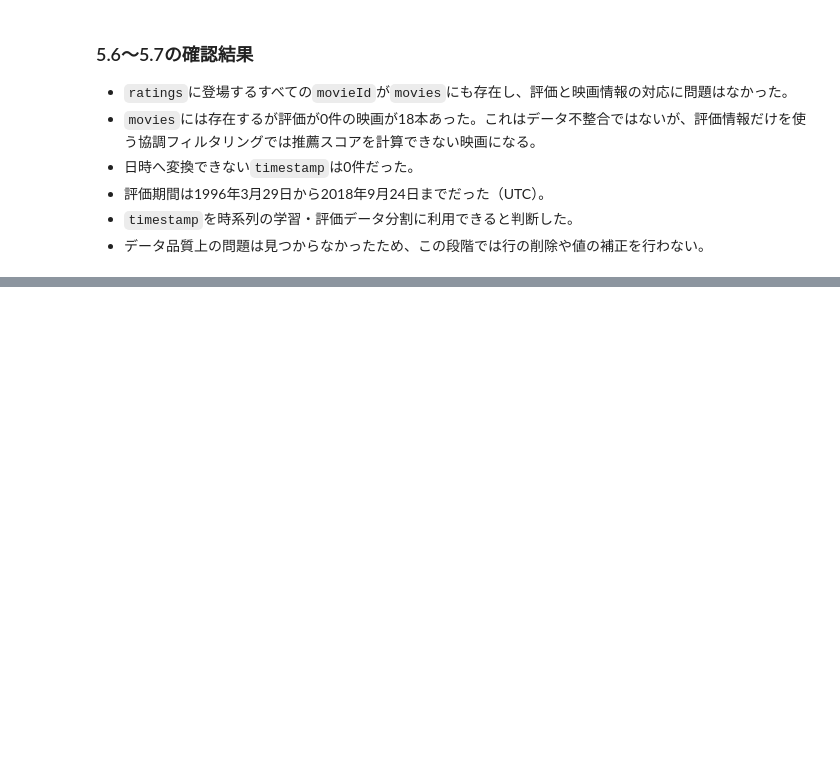
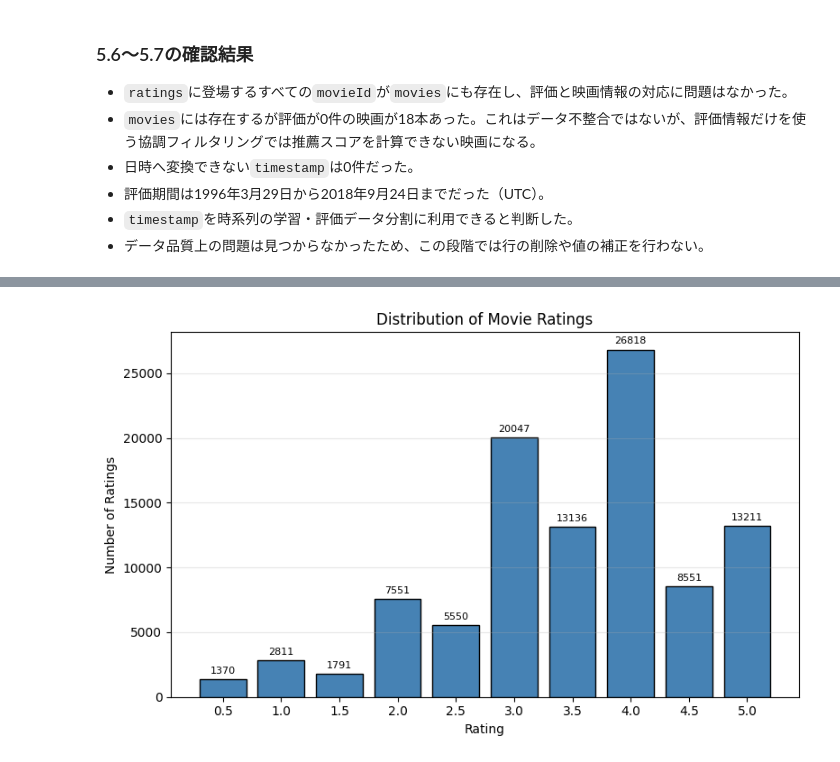
Before and after one commit to HM927/movie-recommendation-system, a Jupyter notebook: notebooks/exploration.ipynb, the cells around one changed output, grey strips where cells are left out. Cells and saved outputs as stored; diff of their text form; code cells hidden in the pictures; blank space fills up the shorter version.

Commit message:
feat: analyze rating and user activity distributions

```diff
--- a/notebooks/exploration.ipynb
+++ b/notebooks/exploration.ipynb
@@ -426,0 +511,23 @@ if invalid_timestamp_count > 0:
+# %%
+# 評価値ごとの件数を、評価値の昇順で集計する
+rating_counts = ratings["rating"].value_counts().sort_index()
+
+# 評価値ごとの割合をパーセントに変換する
+rating_percentages = (
+    ratings["rating"]
+    .value_counts(normalize=True)
+    .sort_index()
+    .mul(100)
+    .round(2)
+)
+
+# 件数と割合を1つの表にまとめる
+rating_distribution = pd.DataFrame(
+    {
+        "件数": rating_counts,
+        "割合（%）": rating_percentages,
+    }
+)
+rating_distribution.index.name = "評価値"
+
+display(rating_distribution)
@@ -426,0 +558,20 @@ if invalid_timestamp_count > 0:
+# %%
+# 評価値を横軸、評価件数を縦軸にした棒グラフを作る
+fig, ax = plt.subplots(figsize=(8, 5))
+bars = ax.bar(
+    rating_counts.index.astype(str),
+    rating_counts.values,
+    color="steelblue",
+    edgecolor="black",
+)
+
+ax.set_title("Distribution of Movie Ratings")
+ax.set_xlabel("Rating")
+ax.set_ylabel("Number of Ratings")
+ax.grid(axis="y", alpha=0.3)
+ax.bar_label(bars, padding=3, fontsize=8)
+
+fig.tight_layout()
+plt.show()
+# %% [output]
+[figure, added]
```
Also changed, not shown: parts of 18 cells of this notebook.
